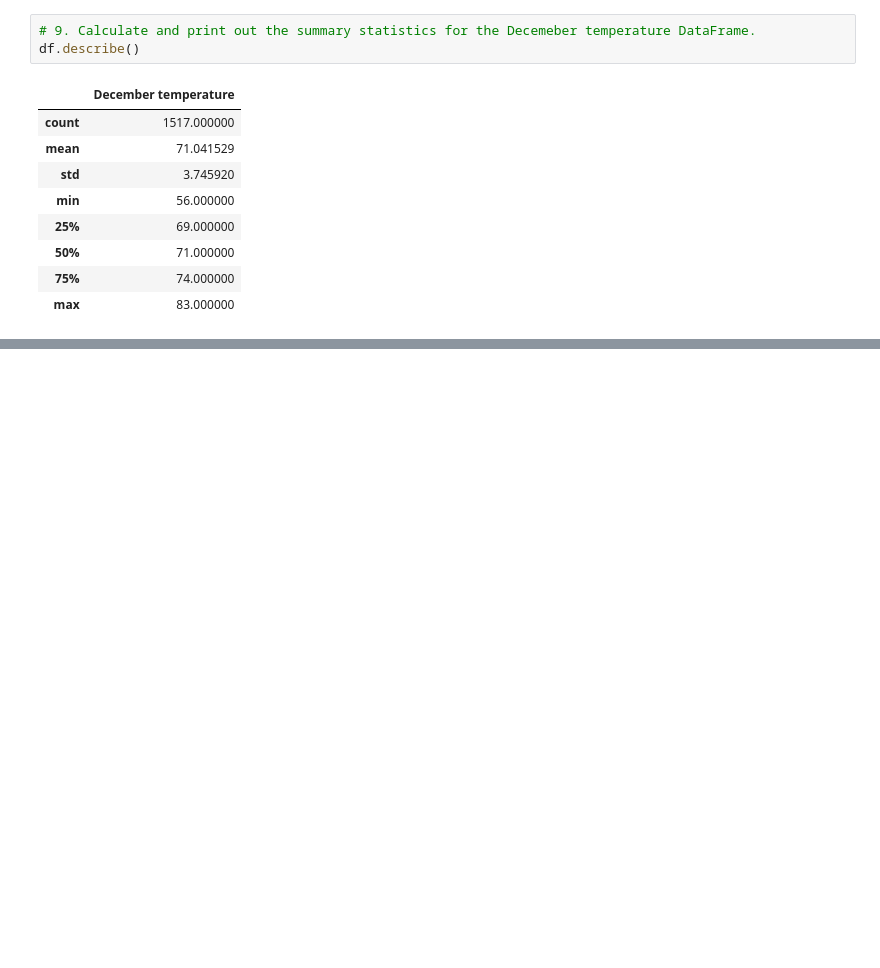
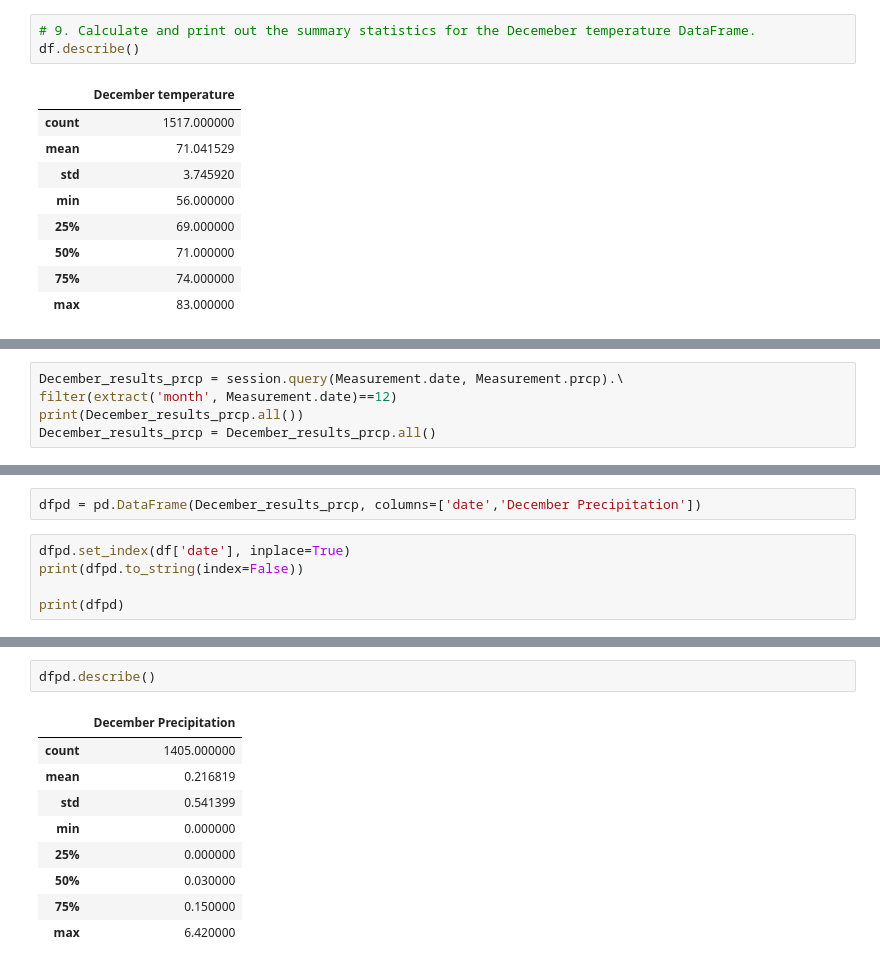
Before and after one commit to PDob02/surfs_up, a Jupyter notebook: SurfsUp_Challenge.ipynb, the cells around one changed output, grey strips where cells are left out. Saved outputs shown, nothing was run; the diff lists cells and outputs as text; blank space fills up the shorter version.

```diff
--- a/SurfsUp_Challenge.ipynb
+++ b/SurfsUp_Challenge.ipynb
@@ -149,0 +176,5 @@ df.describe()
+# %%
+December_results_prcp = session.query(Measurement.date, Measurement.prcp).\
+filter(extract('month', Measurement.date)==12)
+print(December_results_prcp.all())
+December_results_prcp = December_results_prcp.all()
@@ -149,0 +183,7 @@ df.describe()
+# %%
+dfpd = pd.DataFrame(December_results_prcp, columns=['date','December Precipitation'])
+# %%
+dfpd.set_index(df['date'], inplace=True)
+print(dfpd.to_string(index=False))
+
+print(dfpd)
@@ -149,0 +208,12 @@ df.describe()
+# %%
+dfpd.describe()
+# %% [output]
+|  | December Precipitation |
+| count | 1405.000000 |
+| mean | 0.216819 |
+| std | 0.541399 |
+| min | 0.000000 |
+| 25% | 0.000000 |
+| 50% | 0.030000 |
+| 75% | 0.150000 |
+| max | 6.420000 |
```
Also changed, not shown: parts of 6 cells of this notebook, 3 other files.
